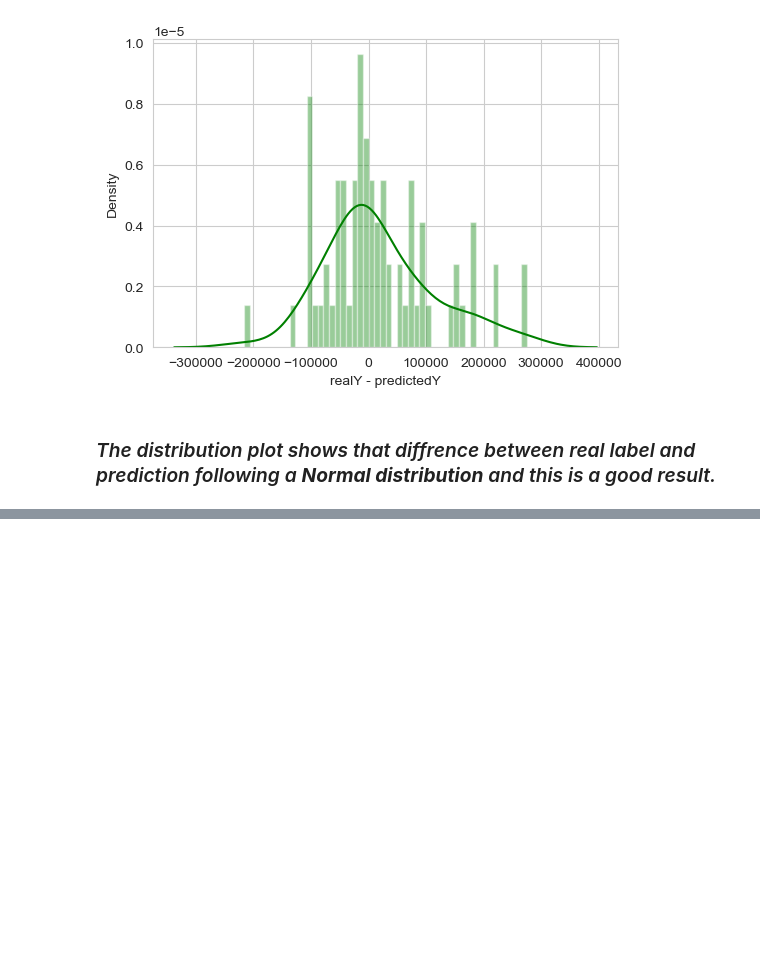
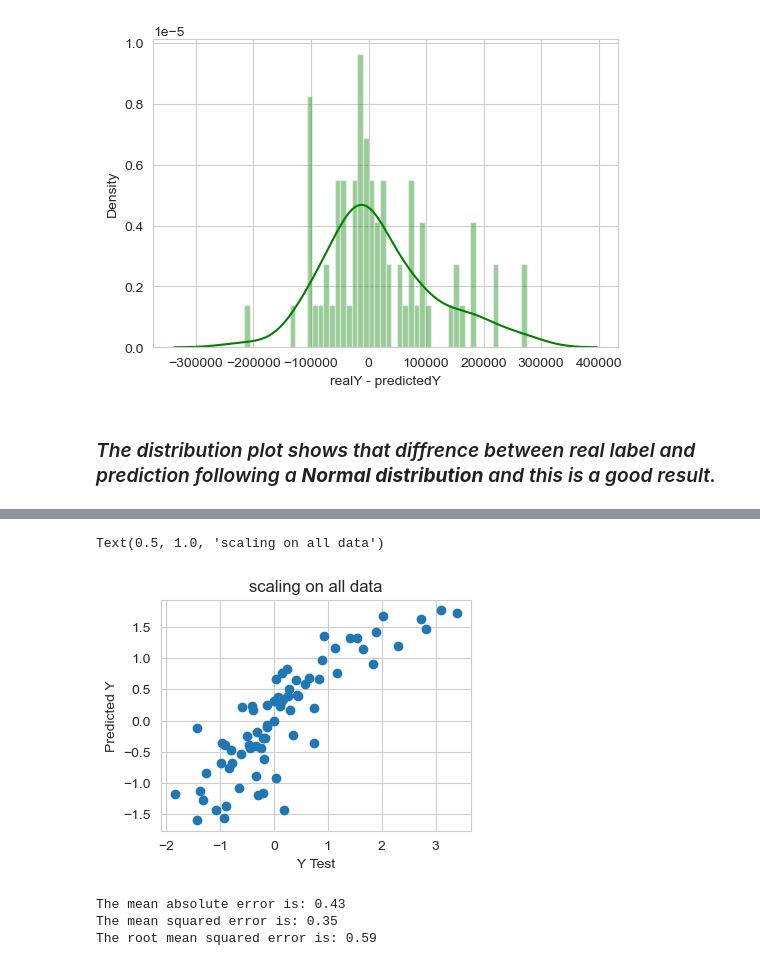
Before and after one commit to hosein-jamshidian/Data_Science_Course, a Jupyter notebook: Linear Regression/Lienar Regression.ipynb, the cells around one changed output, grey strips where cells are left out. Saved outputs shown, nothing was run; the diff lists cells and outputs as text; code cells hidden in the pictures; blank space fills up the shorter version.

```diff
--- a/Linear Regression/Lienar Regression.ipynb
+++ b/Linear Regression/Lienar Regression.ipynb
@@ -258,0 +229,11 @@ The root mean squared error is: 0.59
+# %%
+prediction_on_all=lr_all.predict(x_test)
+# %%
+plt.figure(figsize=(4,3))
+plt.scatter(y_test,prediction_on_all)
+plt.xlabel('Y Test')
+plt.ylabel('Predicted Y')
+plt.title('scaling on all data')
+# %% [output]
+Text(0.5, 1.0, 'scaling on all data')
+[figure, added]
@@ -258,0 +246,6 @@ The root mean squared error is: 0.59
+# %%
+print(f"The mean absolute error is: {round(MAE,2)}\nThe mean squared error is: {round(MSE,2)}\nThe root mean squared error is: {round(RMSE,2)}")
+# %% [output]
+The mean absolute error is: 0.43
+The mean squared error is: 0.35
+The root mean squared error is: 0.59
```
Also changed, not shown: parts of 39 cells of this notebook.
